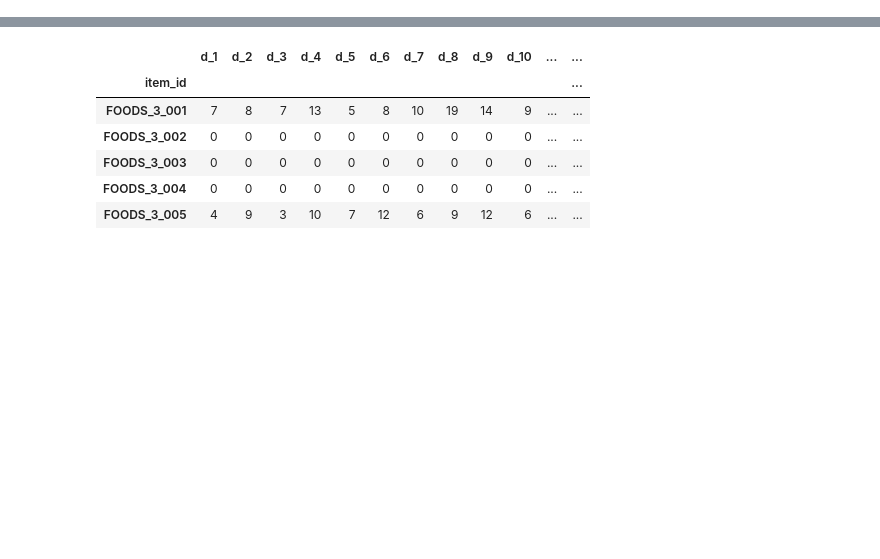
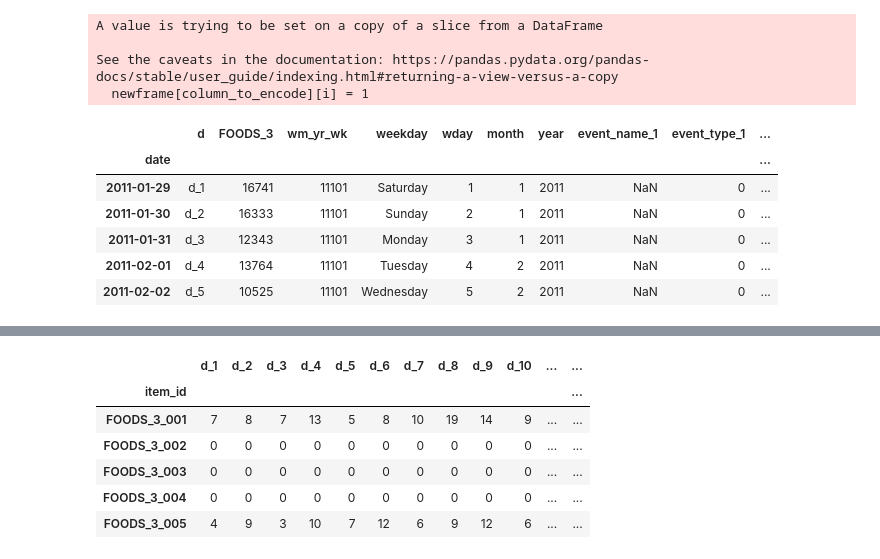
Before and after one commit to sithankanna/hts-forecast, a Jupyter notebook: notebooks/003-EK-model.ipynb, the cells around one changed output, grey strips where cells are left out. Cells and saved outputs as stored; diff of their text form; code cells hidden in the pictures; blank space fills up the shorter version.

Commit message:
create building block functions

```diff
--- a/notebooks/003-EK-model.ipynb
+++ b/notebooks/003-EK-model.ipynb
@@ -71,3 +71,28 @@ def forest(X_train, y_train, X_test):
     model.fit(X_train, y_train)
     y_predicted = model.predict(X_test)
     return y_predicted
+# %%
+#Function to combine filter_aggregate and total_sales to form day vs sales dataframe
+def sort_sales(frame, column_to_filter, column_value_to_filter, column_to_aggregate):
+
+    newframe = filter_aggregate_sales(frame=frame, column_to_filter=column_to_filter,
+                           column_value_to_filter=column_value_to_filter,
+                           column_to_aggregate=column_to_aggregate)
+
+    newframe2 = total_sales(frame=newframe, column_to_sum=column_value_to_filter)
+
+    return newframe2
+# %%
+#Function to merge sales and cal AND then create the necessary features (prior to model building)
+def merge_feature_eng(frame1, frame2, merge_index, column_to_encode, column_to_ETS_predict, days_to_ETS_predict):
+
+    newframe = merge_pd(frame1=frame1, frame2=frame2, merge_index=merge_index)
+
+    newframe2 = events_encode(frame=newframe, column_to_encode=column_to_encode)
+
+    newframe3 = week_of_year(frame=newframe2)
+
+    newframe4 = ETS_predict(newframe3, column_to_predict=column_to_ETS_predict,
+                            days_to_predict=days_to_ETS_predict)
+
+    return newframe4
@@ -73,0 +101,4 @@ def forest(X_train, y_train, X_test):
+# %%
+salesframe = sort_sales(frame = sales, column_to_filter = 'dept_id', column_value_to_filter= 'FOODS_3',
+                        column_to_aggregate='item_id')
+salesframe.head()
@@ -73,0 +112,17 @@ def forest(X_train, y_train, X_test):
+# %%
+mergedframe = merge_feature_eng(frame1=salesframe, frame2=cal, merge_index='d',
+                                column_to_encode='event_type_1', column_to_ETS_predict='FOODS_3',
+                                days_to_ETS_predict=120)
+mergedframe.head()
+# %% [output]
+A value is trying to be set on a copy of a slice from a DataFrame
+
+See the caveats in the documentation: https://pandas.pydata.org/pandas-docs/stable/user_guide/indexing.html#returning-a-view-versus-a-copy
+  newframe[column_to_encode][i] = 1
+|  | d | FOODS_3 | wm_yr_wk | weekday | wday | month | year | event_name_1 | event_type_1 | ... |
+| date |  |  |  |  |  |  |  |  |  | ... |
+| 2011-01-29 | d_1 | 16741 | 11101 | Saturday | 1 | 1 | 2011 | NaN | 0 | ... |
+| 2011-01-30 | d_2 | 16333 | 11101 | Sunday | 2 | 1 | 2011 | NaN | 0 | ... |
+| 2011-01-31 | d_3 | 12343 | 11101 | Monday | 3 | 1 | 2011 | NaN | 0 | ... |
+| 2011-02-01 | d_4 | 13764 | 11101 | Tuesday | 4 | 2 | 2011 | NaN | 0 | ... |
+| 2011-02-02 | d_5 | 10525 | 11101 | Wednesday | 5 | 2 | 2011 | NaN | 0 | ... |
```
Also changed, not shown: parts of 12 cells of this notebook.
